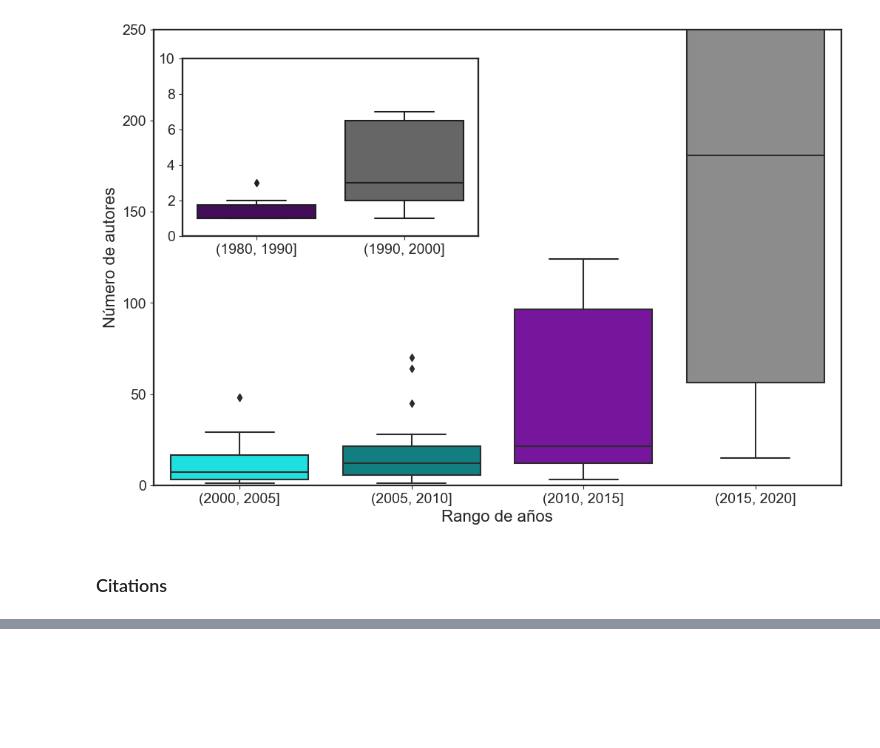
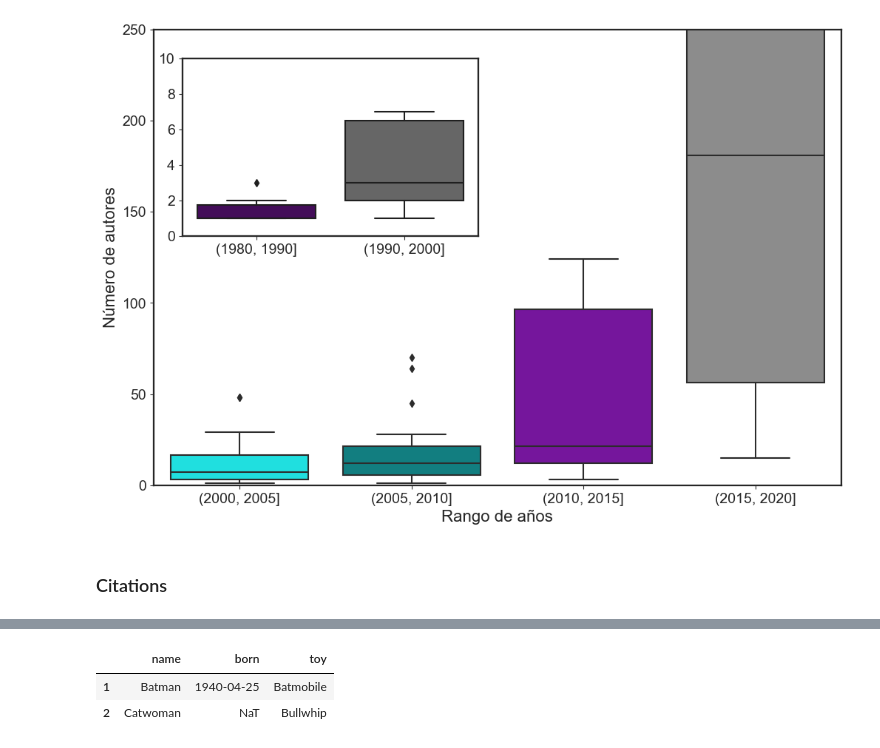
Before and after one commit to nigomezcr/ProyectoBibliometrico, a Jupyter notebook: AnalysisBibliometrico.ipynb, the cells around one changed output, grey strips where cells are left out. Cells and saved outputs as stored; diff of their text form; code cells hidden in the pictures; blank space fills up the shorter version.

```diff
--- a/AnalysisBibliometrico.ipynb
+++ b/AnalysisBibliometrico.ipynb
@@ -346,0 +338,14 @@ plt.show()
+# %%
+df = pd.DataFrame({"name": ['Alfred', 'Batman', 'Catwoman'],
+                   "born": [pd.NaT, pd.Timestamp("1940-04-25"),
+                            pd.NaT],
+                    "toy": [np.nan, 'Batmobile', 'Bullwhip']
+                   })
+
+dat = df.drop([0])
+
+dat
+# %% [output]
+|  | name | born | toy |
+| 1 | Batman | 1940-04-25 | Batmobile |
+| 2 | Catwoman | NaT | Bullwhip |
```
Also changed, not shown: parts of 14 cells of this notebook, 1 other file.
